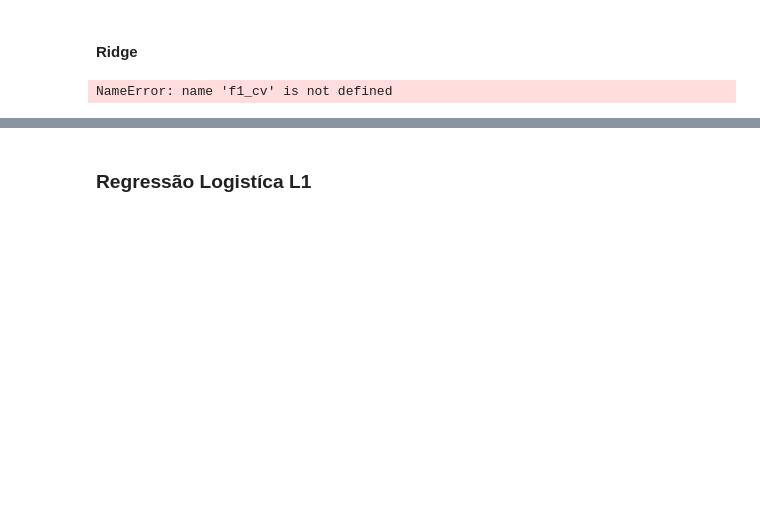
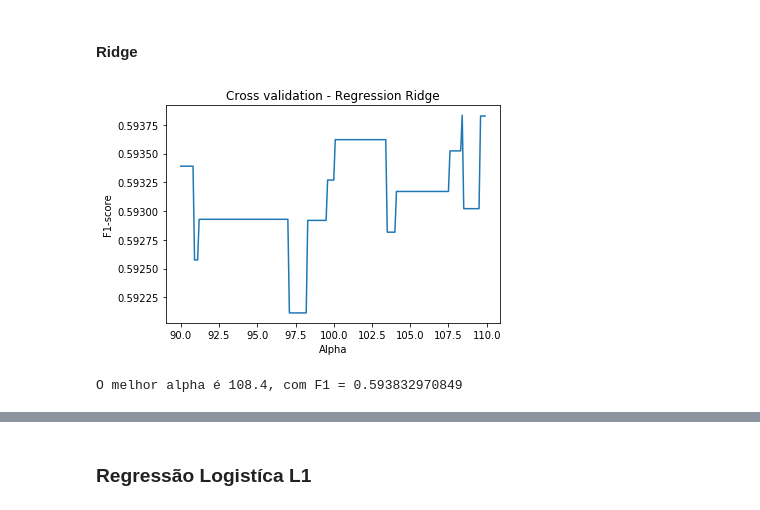
Before and after one commit to diogoflorencio/machine-learning, a Jupyter notebook: lab4/Previsão de Eleição de Deputados.ipynb, the cells around one changed output, grey strips where cells are left out. Drawn from its saved outputs; the diff is of its cells as text; code cells hidden in the pictures; blank space fills up the shorter version.

```diff
--- a/lab4/Previsão de Eleição de Deputados.ipynb
+++ b/lab4/Previsão de Eleição de Deputados.ipynb
@@ -222,19 +249,20 @@ test_model(random_forest)
 # %%
 from sklearn.linear_model import RidgeClassifier
 alphas = np.arange(90,110,0.1).tolist()
-cv_ridge = [f1_cv(RidgeClassifier(alpha = alpha),
-                          x_train,
-                          y_train).mean()
+cv_ridge = [report_cv(RidgeClassifier(alpha = alpha),
+                          x,
+                          y).mean()
                     for alpha in alphas]
 cv_ridge = pd.Series(cv_ridge, index = alphas)
 #plot do AUC-Precision&Recall na validação cruzada
 cv_ridge.plot(title = "Cross validation - Regression Ridge")
 plt.xlabel("Alpha")
 plt.ylabel("F1-score")
 plt.show()
 print("O melhor alpha é {0}, com F1 = {1}".format(cv_ridge.idxmax(), cv_ridge.max()))
 # %% [output]
+[figure, added]
-NameError: name 'f1_cv' is not defined
+O melhor alpha é 108.4, com F1 = 0.593832970849
 # %%
 ridge = RidgeClassifier(alpha=cv_ridge.idxmax())
 test_model(ridge)
```
Also changed, not shown: parts of 29 cells of this notebook, 1 other file.
